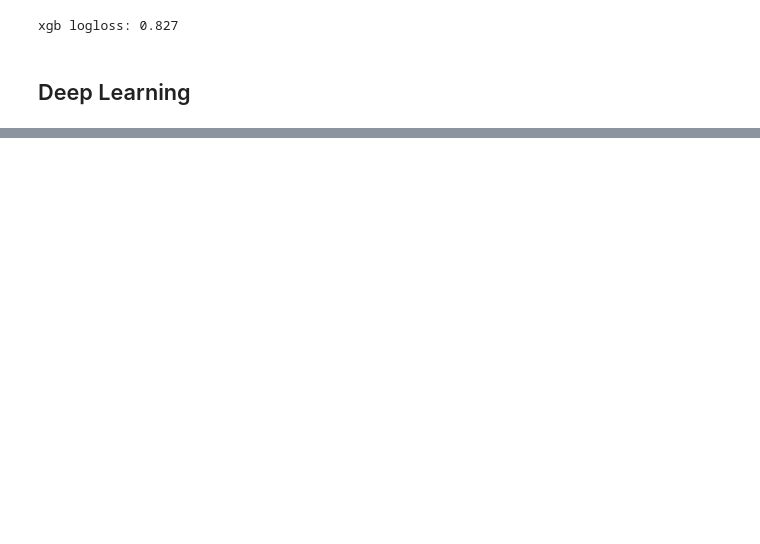
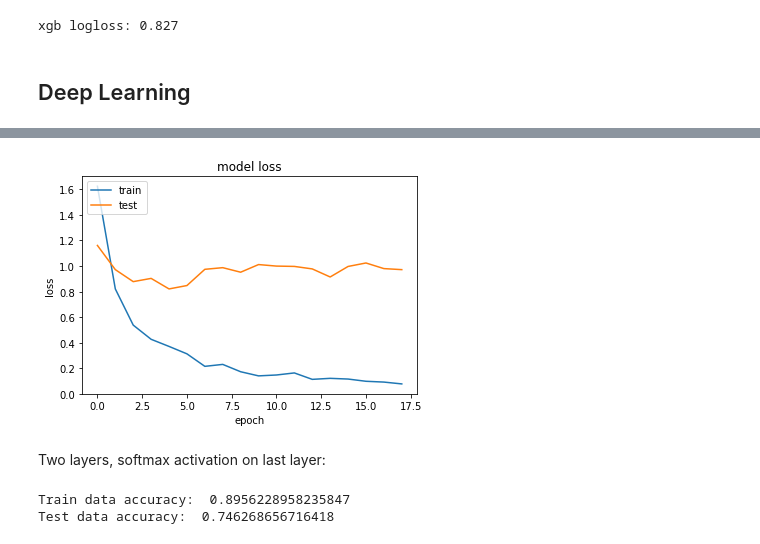
Before and after one commit to vishaalprasadsjsu/lupus-big-data, a Jupyter notebook: ml/tweet_classification.ipynb, the cells around one changed output, grey strips where cells are left out. Cells and saved outputs as stored; diff of their text form; code cells hidden in the pictures; blank space fills up the shorter version.

```diff
--- a/ml/tweet_classification.ipynb
+++ b/ml/tweet_classification.ipynb
@@ -307,0 +336,18 @@ Epoch 18/18
+# %%
+plt.plot(hist.history['loss'])
+plt.plot(hist.history['val_loss'])
+plt.title('model loss')
+plt.ylabel('loss')
+plt.xlabel('epoch')
+plt.legend(['train', 'test'], loc='upper left')
+plt.show()
+# %% [output]
+[figure, added]
+# %% [markdown]
+Two layers, softmax activation on last layer:
+# %%
+print("Train data accuracy: ", hist.history['acc'][-1])
+print("Test data accuracy: ", hist.history['val_acc'][-1])
+# %% [output]
+Train data accuracy:  0.8956228958235847
+Test data accuracy:  0.746268656716418
```
Also changed, not shown: parts of 21 cells of this notebook, 4 other files.
